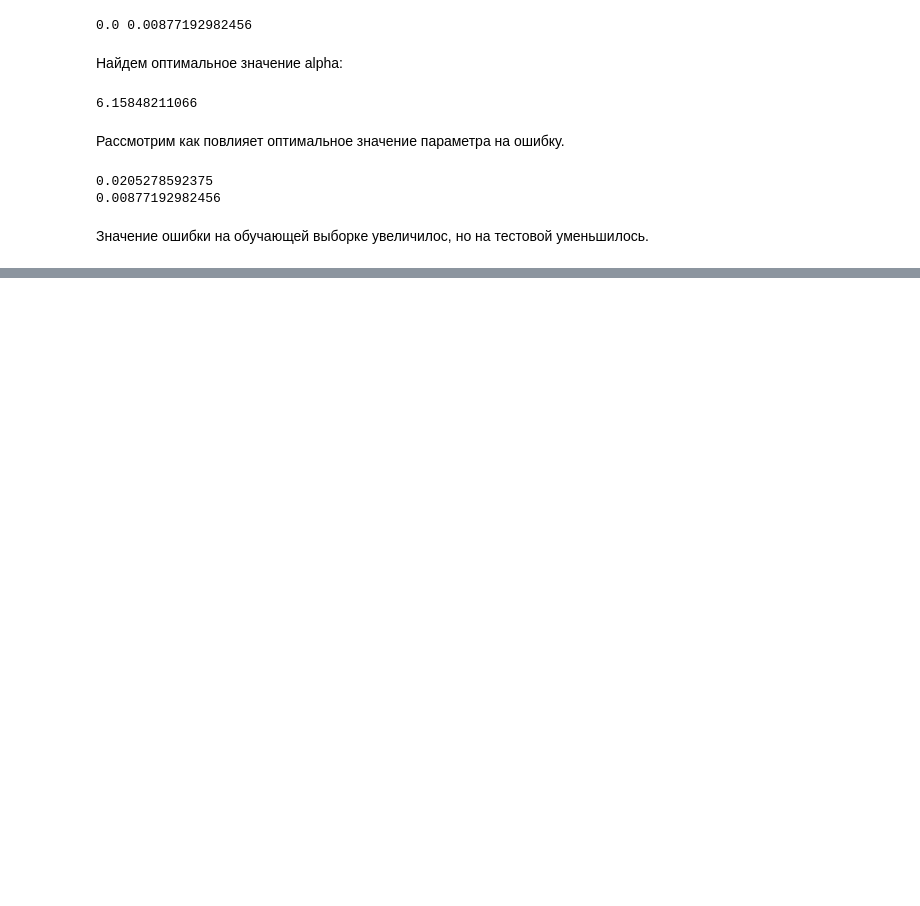
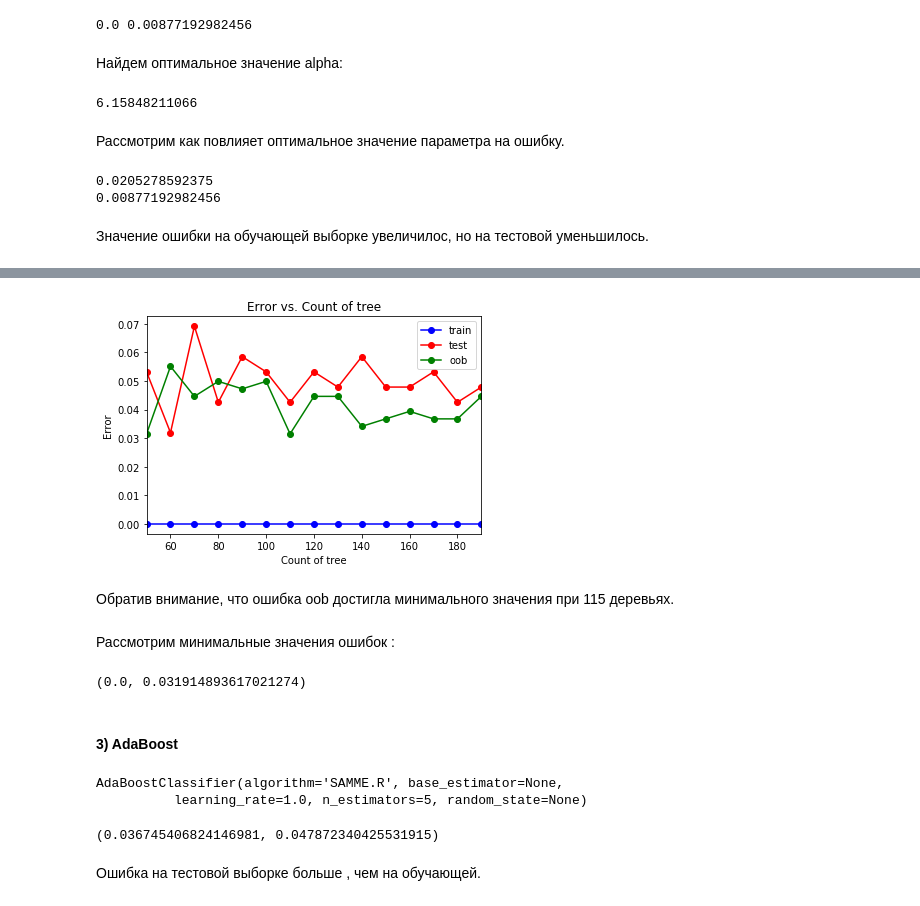
Before and after one commit to OlgaAnikina/Machine_learning, a Jupyter notebook: MO.lab1.ipynb, the cells around one changed output, grey strips where cells are left out. Drawn from its saved outputs; the diff is of its cells as text; code cells hidden in the pictures; blank space fills up the shorter version.

```diff
--- a/MO.lab1.ipynb
+++ b/MO.lab1.ipynb
@@ -813,0 +958,41 @@ print(np.mean(y_test != y_test_pred))
+# %%
+tree_arr = np.arange(50, 200, 10)
+test_err = []
+train_err = []
+oob_err = []
+for tree in tree_arr:
+    ert_model = ensemble.ExtraTreesClassifier(n_estimators = tree, oob_score=True, bootstrap=True)
+    ert_model.fit(X_train, y_train)
+    train_err.append(np.mean(y_train != ert_model.predict(X_train)))
+    test_err.append(np.mean(y_test  != ert_model.predict(X_test)))
+    oob_err.append(1 - ert_model.oob_score_)
+# %%
+plt.plot(tree_arr, train_err, 'b-o', label = 'train')
+plt.plot(tree_arr, test_err, 'r-o', label = 'test')
+plt.plot(tree_arr, oob_err, 'g-o', label = 'oob')
+plt.xlim([np.min(tree_arr), np.max(tree_arr)])
+plt.title('Error vs. Count of tree')
+plt.xlabel('Count of tree')
+plt.ylabel('Error')
+plt.legend()
+pass
+# %% [output]
+[figure, added]
+# %% [markdown]
+Обратив внимание, что ошибка  oob  достигла  минимального значения при  115  деревьях.
+# %% [markdown]
+Рассмотрим минимальные значения ошибок :
+# %%
+min_train_err = np.min(train_err)
+min_test_err = np.min(test_err)
+min_train_err, min_test_err
+# %% [output]
+(0.0, 0.031914893617021274)
+# %% [markdown]
+#### 3) AdaBoost
+# %%
+ab_model = ensemble.AdaBoostClassifier(n_estimators = 5)
+ab_model.fit(X_train, y_train)
+# %% [output]
+AdaBoostClassifier(algorithm='SAMME.R', base_estimator=None,
+          learning_rate=1.0, n_estimators=5, random_state=None)
@@ -813,0 +1002,6 @@ print(np.mean(y_test != y_test_pred))
+# %%
+err_train, err_test
+# %% [output]
+(0.036745406824146981, 0.047872340425531915)
+# %% [markdown]
+Ошибка на тестовой выборке больше , чем на обучающей.
```
Also changed, not shown: parts of 47 cells of this notebook.
